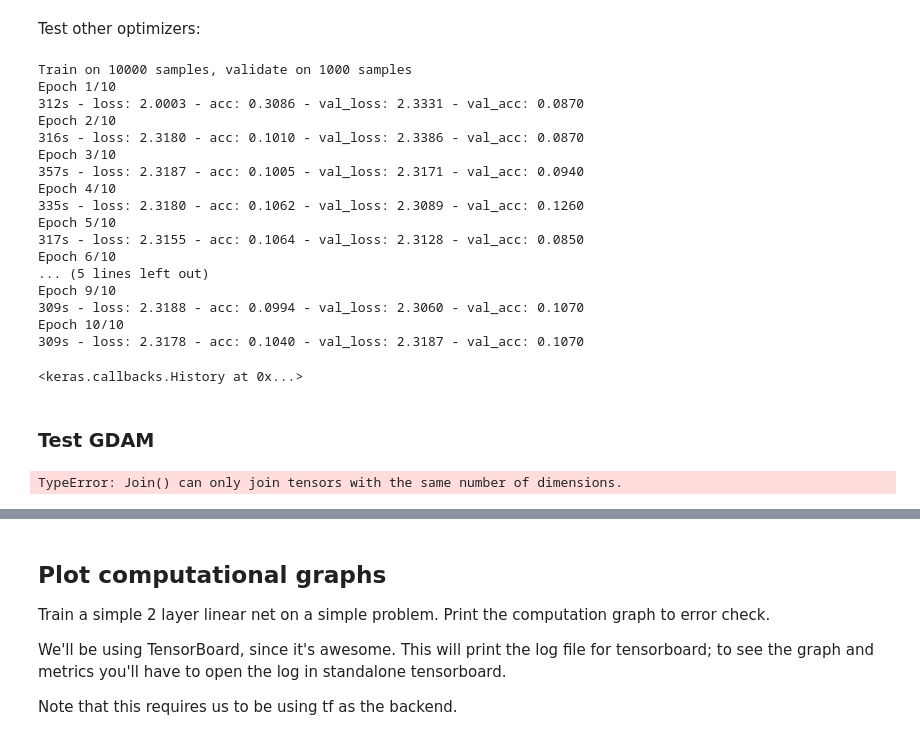
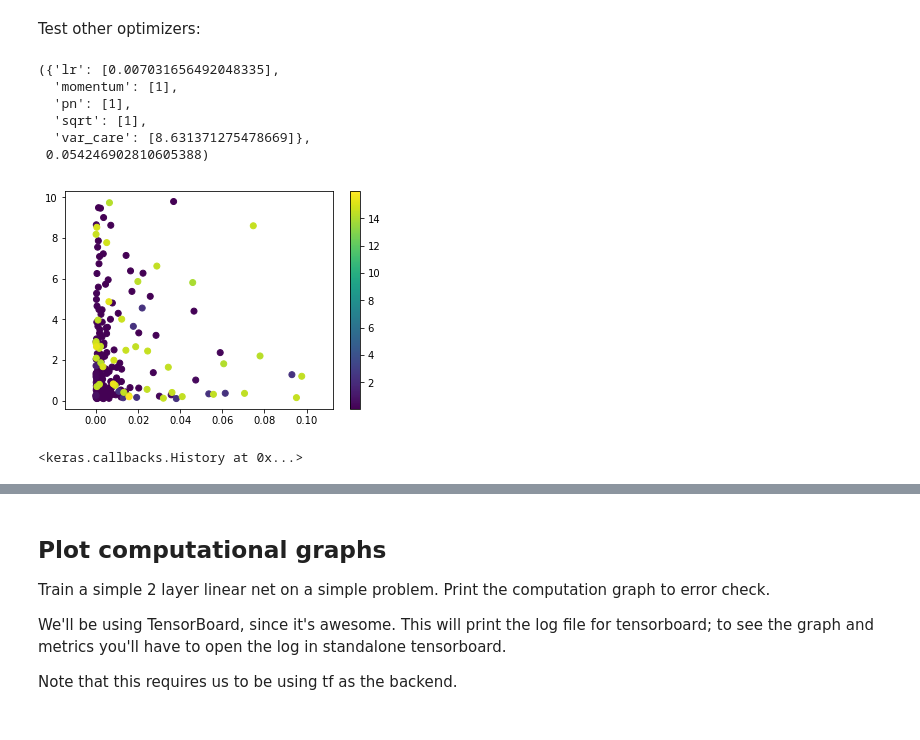
Before and after one commit to aribenjamin/keras, a Jupyter notebook: Optimizer_testbed.ipynb, the cells around one changed output, grey strips where cells are left out. Cells and saved outputs as stored; diff of their text form; code cells hidden in the pictures.

Commit message:
Optimized parameters

```diff
--- a/Optimizer_testbed.ipynb
+++ b/Optimizer_testbed.ipynb
@@ -433,43 +405,50 @@ print('Error percent : %f'% (100.*(1.-score[1])))
 Error percent : 0.830000
 # %% [markdown]
 Test other optimizers:
+# %%
+import pickle
+
+optimized_grava = pickle.load(open('grava_opt.p', 'rb'))
+# %%
+vals, losses = zip(*[[trial['misc']['vals'], \
+                    trial['result']['loss']] for trial in optimized_grava[1]])
+i=0
+vals[np.argsort(losses)[i]], np.sort(losses)[i]
+# %% [output]
+({'lr': [0.007031656492048335],
+  'momentum': [1],
+  'pn': [1],
+  'sqrt': [1],
+  'var_care': [8.631371275478669]},
+ 0.054246902810605388)
+# %%
+lrs = [vals[np.argsort(losses)[i]]['lr'] for i in np.arange(len(losses))]
+vcs = [vals[np.argsort(losses)[i]]['var_care'] for i in np.arange(len(losses))]
+plt.scatter(lrs,vcs,c=np.sort(losses))
+plt.colorbar()
+ax = plt.gca()
+# ax.set_yscale('log')
+# ax.set_xscale('log')
+# %% [output]
+[figure, added]
 # %%
-opt = keras.optimizers.GraVa(lr=0.072485440769771592, beta=0.99,
-                             var_care=0.76771431639785814, decay=0.0, momentum = 1)
+opt = keras.optimizers.GraVa(lr=0.007031656492048335, beta=0.99, momentum =1, sqrt = 1, pn = 1,
+                             var_care=8.631371275478669)
 gr_model = build_model(opt)
 
 batch_size = 1
-epochs = 10
+epochs = 1
 nb_train = 10000
 nb_test = 1000
 
-gr_hist = minibatch_History(Nevery = 50)
+gr_hist = minibatch_History(Nevery = 1000)
 
-gr_model.fit(x_train[:nb_train], y_train[:nb_train],
+gr_model.fit(x_train, y_train,
           batch_size=batch_size,
           epochs=epochs,
-          verbose=2,
+          verbose=0,
 
           validation_data=(x_test[:nb_test], y_test[:nb_test]),
           callbacks=[gr_hist])
 # %% [output]
-Train on 10000 samples, validate on 1000 samples
-Epoch 1/10
-312s - loss: 2.0003 - acc: 0.3086 - val_loss: 2.3331 - val_acc: 0.0870
-Epoch 2/10
-316s - loss: 2.3180 - acc: 0.1010 - val_loss: 2.3386 - val_acc: 0.0870
-Epoch 3/10
-357s - loss: 2.3187 - acc: 0.1005 - val_loss: 2.3171 - val_acc: 0.0940
-Epoch 4/10
-335s - loss: 2.3180 - acc: 0.1062 - val_loss: 2.3089 - val_acc: 0.1260
-Epoch 5/10
-317s - loss: 2.3155 - acc: 0.1064 - val_loss: 2.3128 - val_acc: 0.0850
-Epoch 6/10
-... (5 lines left out)
-Epoch 9/10
-309s - loss: 2.3188 - acc: 0.0994 - val_loss: 2.3060 - val_acc: 0.1070
-Epoch 10/10
-309s - loss: 2.3178 - acc: 0.1040 - val_loss: 2.3187 - val_acc: 0.1070
+<keras.callbacks.History at 0x...>
-<keras.callbacks.History at 0x...>
-# %% [markdown]
-### Test GDAM
@@ -479,17 +454,0 @@ gdam = build_model(opt)
-# %%
-batch_size = 32
-epochs = 10
-nb_train = 10000
-nb_test = 1000
-
-gdam_hist = minibatch_History(Nevery = 50)
-
-gdam.fit(x_train[:nb_train], y_train[:nb_train],
-          batch_size=batch_size,
-          epochs=epochs,
-          verbose=2,
-
-          validation_data=(x_test[:nb_test], y_test[:nb_test]),
-          callbacks=[gdam_hist])
-# %% [output]
-TypeError: Join() can only join tensors with the same number of dimensions.
```
Also changed, not shown: parts of 7 cells of this notebook, 2 other files.
